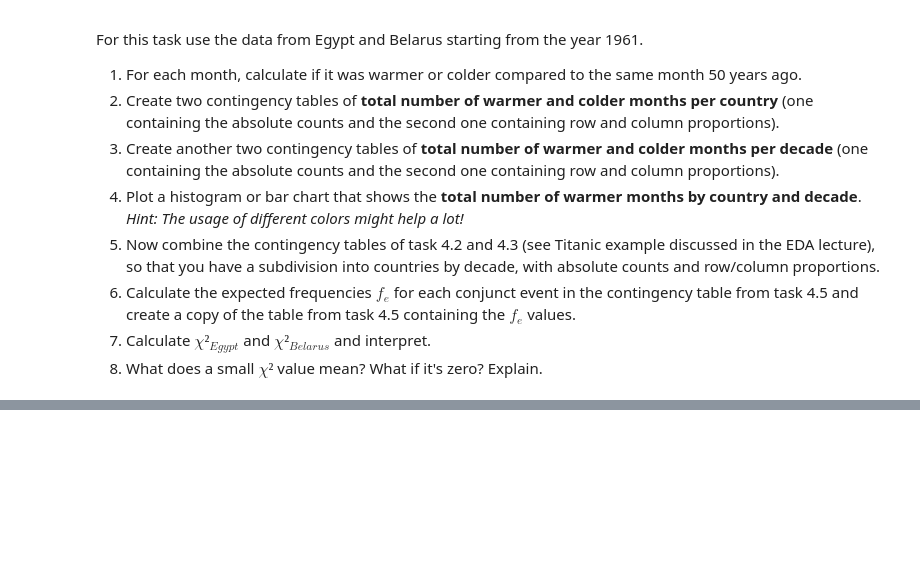
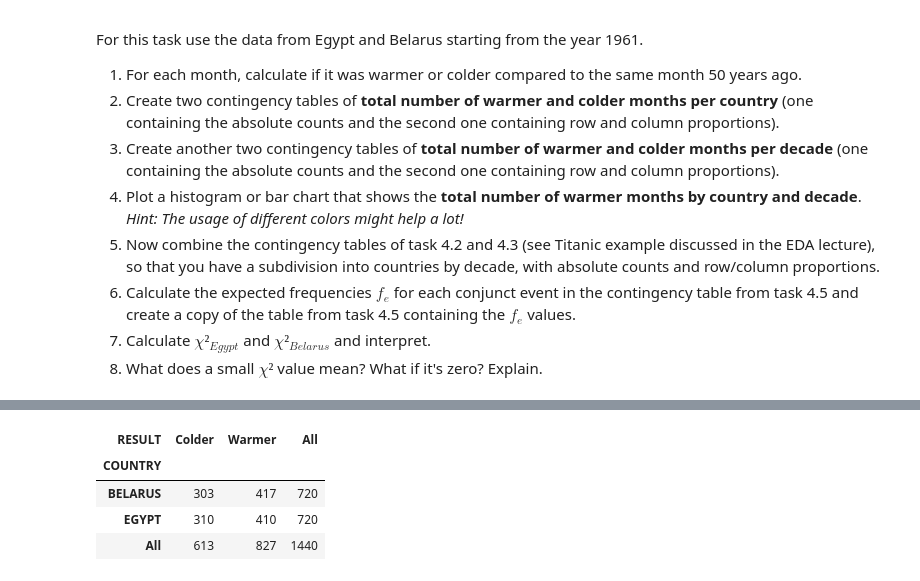
Before and after one commit to aronzek/UHH_research_methods, a Jupyter notebook: RM_A02_Group_E.ipynb, the cells around one changed output, grey strips where cells are left out. Cells and saved outputs as stored; diff of their text form; code cells hidden in the pictures; blank space fills up the shorter version.

```diff
--- a/RM_A02_Group_E.ipynb
+++ b/RM_A02_Group_E.ipynb
@@ -361,0 +320,9 @@ df1
+# %%
+#4.2
+pd.crosstab(final_data.COUNTRY,final_data.RESULT,margins=True)
+# %% [output]
+| RESULT | Colder | Warmer | All |
+| COUNTRY |  |  |  |
+| BELARUS | 303 | 417 | 720 |
+| EGYPT | 310 | 410 | 720 |
+| All | 613 | 827 | 1440 |
```
Also changed, not shown: parts of 23 cells of this notebook, 1 other file.
